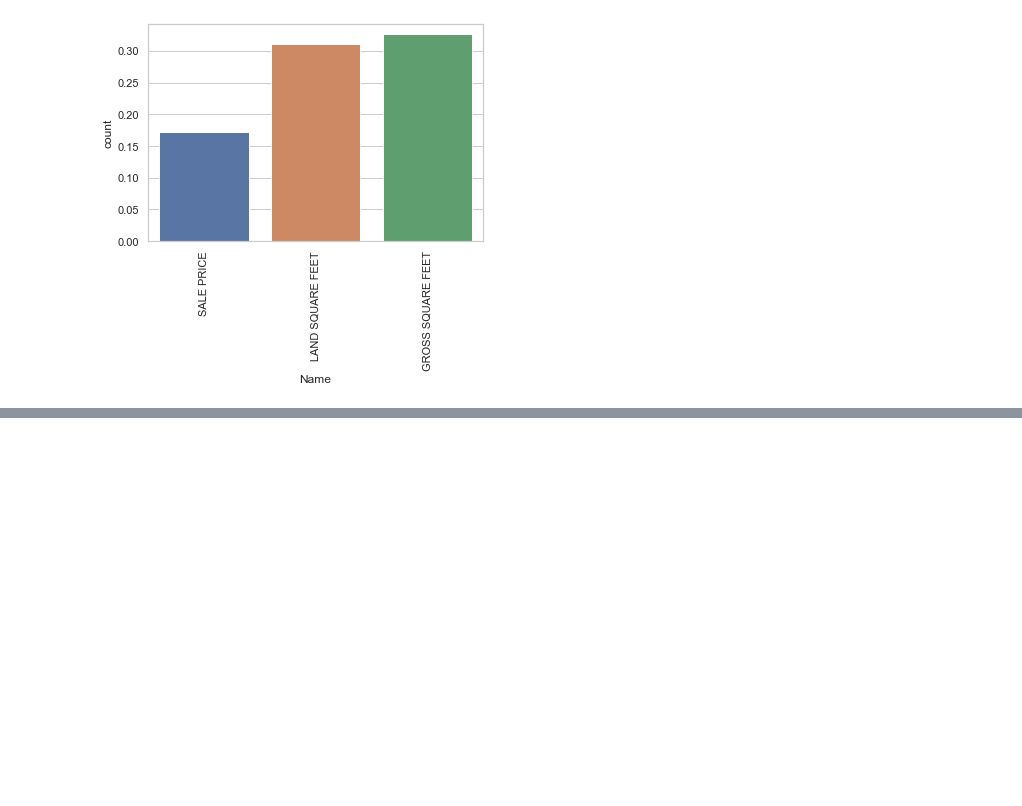
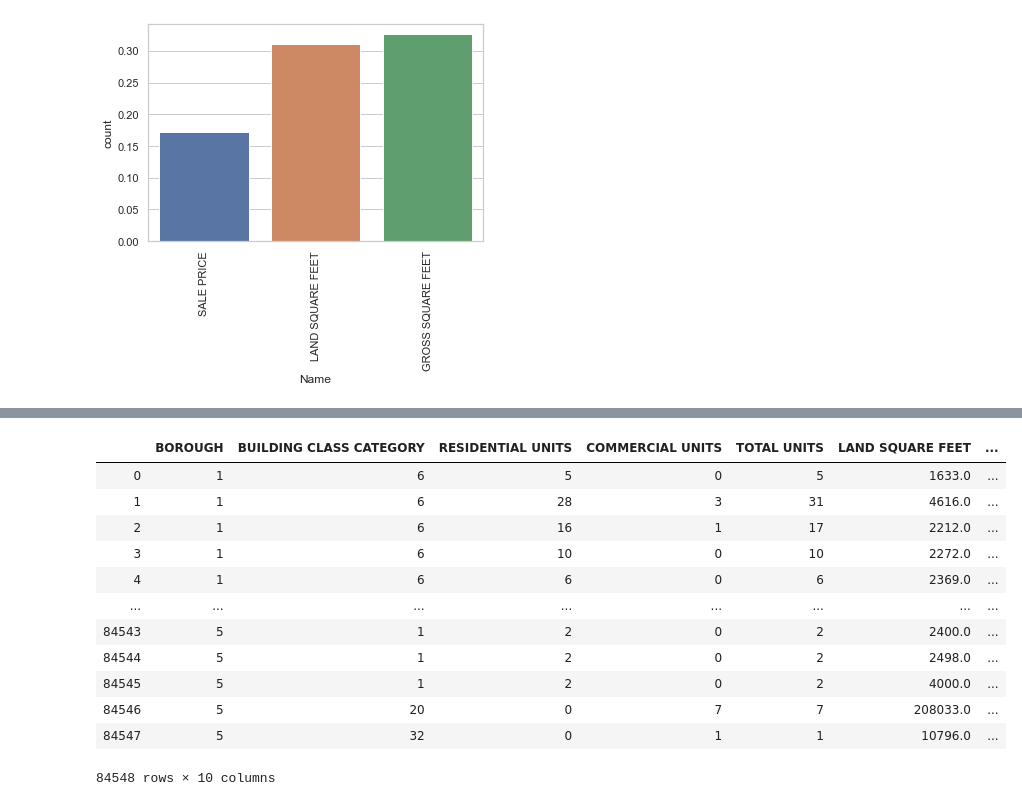
Before and after one commit to dioufism/nyc_project_sales, a Jupyter notebook: nyc-project sales.ipynb, the cells around one changed output, grey strips where cells are left out. Saved outputs shown, nothing was run; the diff lists cells and outputs as text; code cells hidden in the pictures; blank space fills up the shorter version.

```diff
--- a/nyc-project sales.ipynb
+++ b/nyc-project sales.ipynb
@@ -309 +305,17 @@ plt.show()
+# %%
+df
+# %% [output]
+|  | BOROUGH | BUILDING CLASS CATEGORY | RESIDENTIAL UNITS | COMMERCIAL UNITS | TOTAL UNITS | LAND SQUARE FEET | ... |
+| 0 | 1 | 6 | 5 | 0 | 5 | 1633.0 | ... |
+| 1 | 1 | 6 | 28 | 3 | 31 | 4616.0 | ... |
+| 2 | 1 | 6 | 16 | 1 | 17 | 2212.0 | ... |
+| 3 | 1 | 6 | 10 | 0 | 10 | 2272.0 | ... |
+| 4 | 1 | 6 | 6 | 0 | 6 | 2369.0 | ... |
+| ... | ... | ... | ... | ... | ... | ... | ... |
+| 84543 | 5 | 1 | 2 | 0 | 2 | 2400.0 | ... |
+| 84544 | 5 | 1 | 2 | 0 | 2 | 2498.0 | ... |
+| 84545 | 5 | 1 | 2 | 0 | 2 | 4000.0 | ... |
+| 84546 | 5 | 20 | 0 | 7 | 7 | 208033.0 | ... |
+| 84547 | 5 | 32 | 0 | 1 | 1 | 10796.0 | ... |
+84548 rows × 10 columns
 # %%
```
Also changed, not shown: parts of 16 cells of this notebook.
